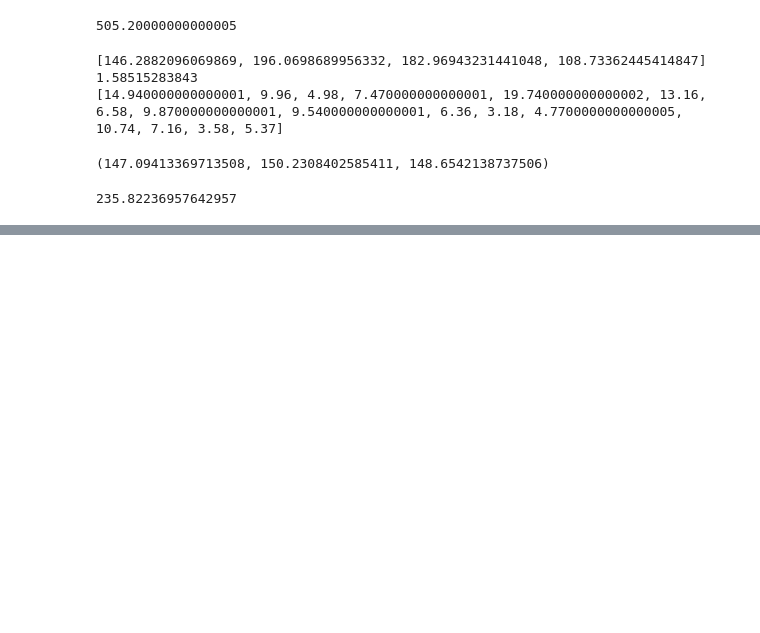
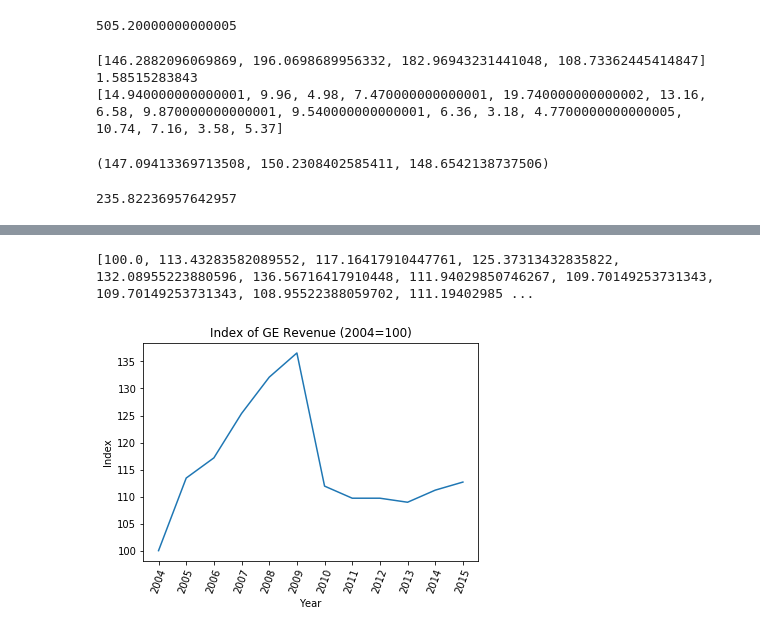
Before and after one commit to eponkratova/statistics, a Jupyter notebook: code.ipynb, the cells around one changed output, grey strips where cells are left out. Saved outputs shown, nothing was run; the diff lists cells and outputs as text; code cells hidden in the pictures; blank space fills up the shorter version.

```diff
--- a/code.ipynb
+++ b/code.ipynb
@@ -657,0 +709,18 @@ v = ((df.iloc[:,2].multiply(df.iloc[:,3]).sum())  / (df.iloc[:,0].multiply(df.il
+# %%
+p_revenue = [134, 152, 157, 168, 177, 183, 150, 147, 147, 146, 149, 151]
+p_employees= [325, 307, 316, 319, 327, 323, 304, 287, 301, 307, 305, 333]
+p_revenue_list = []
+for p in p_revenue:
+    p_com_rev = (float(p)/ float(p_revenue[0])) * 100
+    p_revenue_list.append(p_com_rev)
+print p_revenue_list
+plt.plot(p_revenue_list)
+_= plt.title('Index of GE Revenue (2004=100)')
+_ = plt.xticks(np.arange(12), ('2004', '2005', '2006', '2007', '2008', '2009', '2010', '2011', '2012', '2013', '2014', '2015'))
+_ = plt.xticks(rotation=70)
+_ = plt.ylabel('Index')
+_ = plt.xlabel('Year')
+plt.show()
+# %% [output]
+[100.0, 113.43283582089552, 117.16417910447761, 125.37313432835822, 132.08955223880596, 136.56716417910448, 111.94029850746267, 109.70149253731343, 109.70149253731343, 108.95522388059702, 111.19402985 ...
+[figure, added]
```
Also changed, not shown: parts of 7 cells of this notebook.
